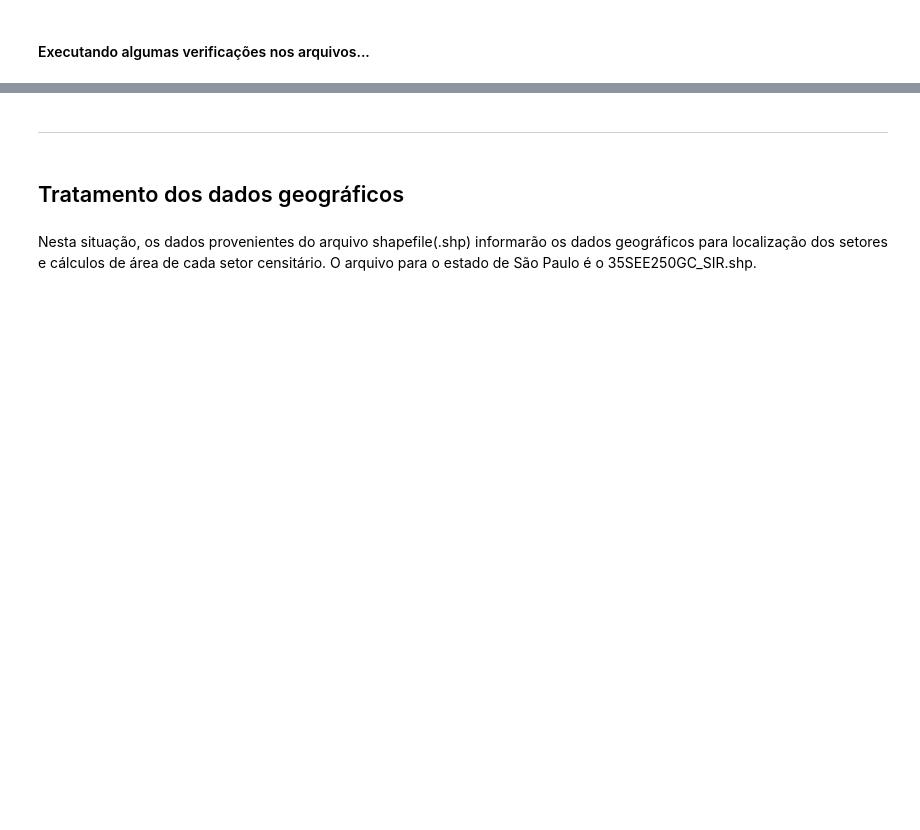
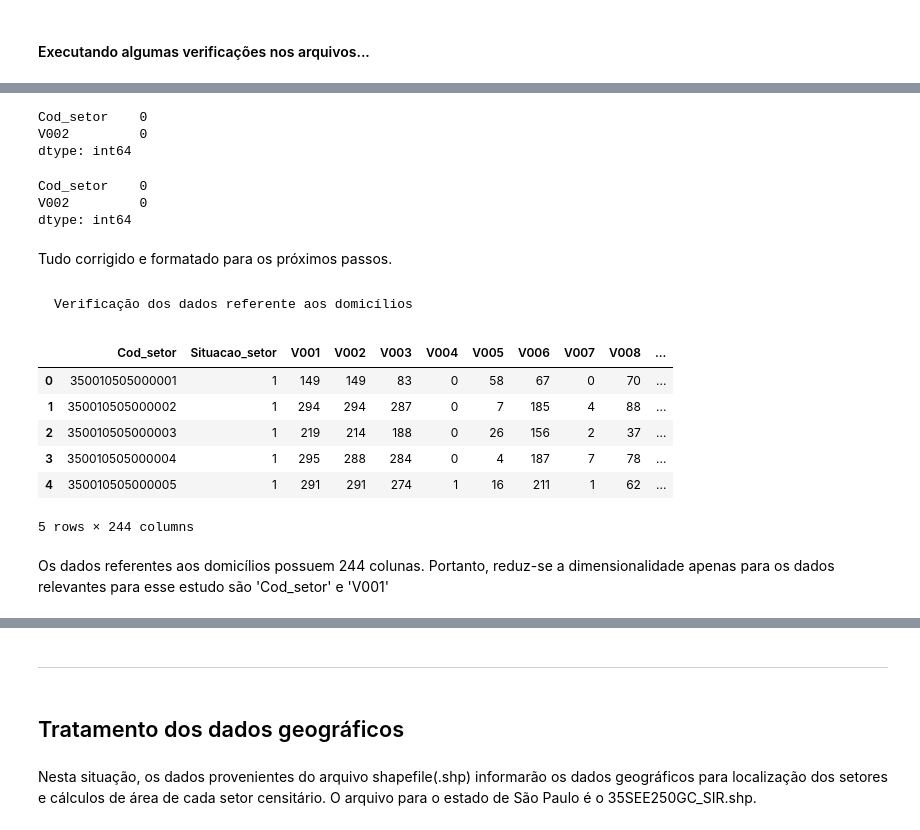
Before and after one commit to gcunharodrigues/uber, a Jupyter notebook: estudos_demograficos_setores_censitarios_v3.ipynb, the cells around one changed output, grey strips where cells are left out. Drawn from its saved outputs; the diff is of its cells as text; code cells hidden in the pictures; blank space fills up the shorter version.

```diff
--- a/estudos_demograficos_setores_censitarios_v3.ipynb
+++ b/estudos_demograficos_setores_censitarios_v3.ipynb
@@ -863,0 +615,32 @@ Após essa análise, percebemos que todos os municípios estão com os seus bair
+# %%
+# Quantidade de dados nulos por coluna
+stg1_city_earning_cap.isnull().sum()
+# %% [output]
+Cod_setor    0
+V002         0
+dtype: int64
+# %%
+stg1_city_earning.isnull().sum()
+# %% [output]
+Cod_setor    0
+V002         0
+dtype: int64
+# %% [markdown]
+Tudo corrigido e formatado para os próximos passos.
+# %% [markdown]
+    Verificação dos dados referente aos domicílios
+# %%
+stg_city_dom_cap = city_dom_cap.copy()
+stg_city_dom = city_dom.copy()
+# %%
+stg_city_dom.head()
+# %% [output]
+|  | Cod_setor | Situacao_setor | V001 | V002 | V003 | V004 | V005 | V006 | V007 | V008 | ... |
+| 0 | 350010505000001 | 1 | 149 | 149 | 83 | 0 | 58 | 67 | 0 | 70 | ... |
+| 1 | 350010505000002 | 1 | 294 | 294 | 287 | 0 | 7 | 185 | 4 | 88 | ... |
+| 2 | 350010505000003 | 1 | 219 | 214 | 188 | 0 | 26 | 156 | 2 | 37 | ... |
+| 3 | 350010505000004 | 1 | 295 | 288 | 284 | 0 | 4 | 187 | 7 | 78 | ... |
+| 4 | 350010505000005 | 1 | 291 | 291 | 274 | 1 | 16 | 211 | 1 | 62 | ... |
+5 rows × 244 columns
+# %% [markdown]
+Os dados referentes aos domicílios possuem 244 colunas. Portanto, reduz-se a dimensionalidade apenas para os dados relevantes para esse estudo são 'Cod_setor' e 'V001'
```
Also changed, not shown: parts of 127 cells of this notebook.
